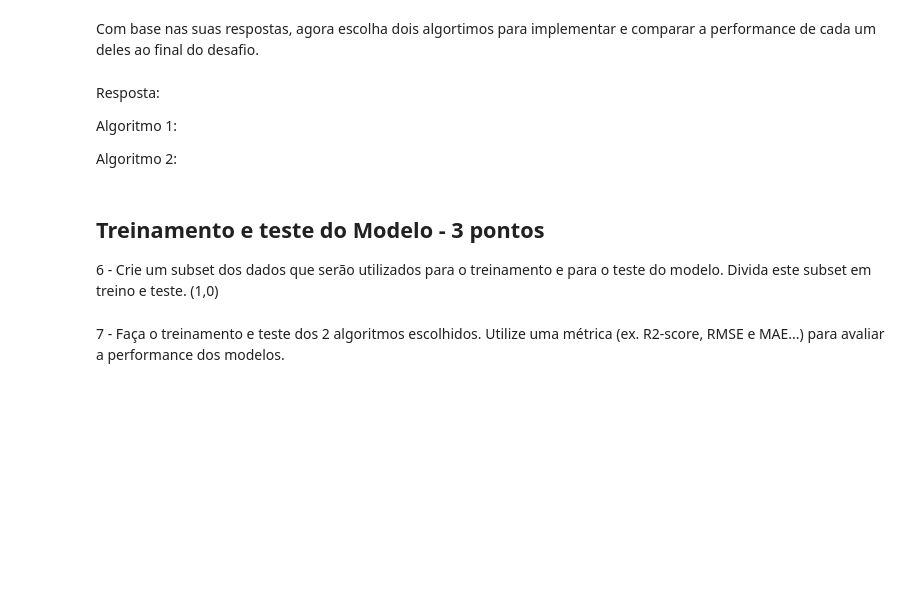
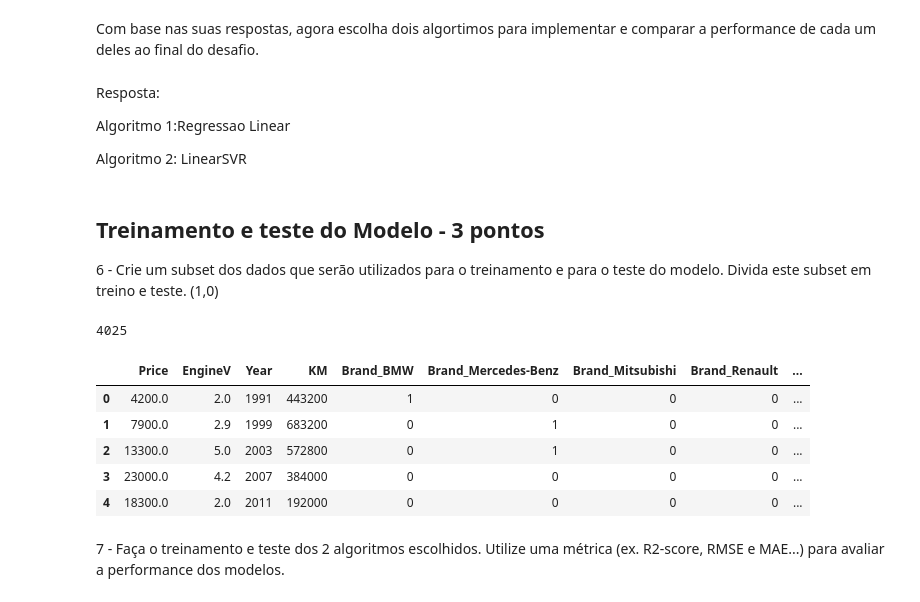
Before and after one commit to Jonatas1678/FIAP.IA, a Jupyter notebook: Checkpoint 01.ipynb, the cells around one changed output. Drawn from its saved outputs; the diff is of its cells as text; code cells hidden in the pictures; blank space fills up the shorter version.

```diff
--- a/Checkpoint 01.ipynb
+++ b/Checkpoint 01.ipynb
@@ -110,9 +125,9 @@ Com base nas suas respostas, agora escolha dois algortimos para implementar e co
 # %% [markdown]
 Resposta:
 
-Algoritmo 1:
+Algoritmo 1:Regressao Linear
 
-Algoritmo 2:
+Algoritmo 2: LinearSVR
 # %% [markdown]
 ## **Treinamento e teste do Modelo - 3 pontos**
 
@@ -122,3 +135,22 @@ Algoritmo 2:
+# %%
+dados = df.dropna(axis=0)
+from sklearn.model_selection import train_test_split
+len(dados)
+# %% [output]
+4025
+# %%
+dados=df.drop(columns=['Registration', 'Engine Type', 'Model'], axis=0)
+dados = pd.get_dummies(dados, drop_first=True)
+x=dados.drop(columns=['Price'])
+w = dados['Price']
+dados.head()
+# %% [output]
+|  | Price | EngineV | Year | KM | Brand_BMW | Brand_Mercedes-Benz | Brand_Mitsubishi | Brand_Renault | ... |
+| 0 | 4200.0 | 2.0 | 1991 | 443200 | 1 | 0 | 0 | 0 | ... |
+| 1 | 7900.0 | 2.9 | 1999 | 683200 | 0 | 1 | 0 | 0 | ... |
+| 2 | 13300.0 | 5.0 | 2003 | 572800 | 0 | 1 | 0 | 0 | ... |
+| 3 | 23000.0 | 4.2 | 2007 | 384000 | 0 | 0 | 0 | 0 | ... |
+| 4 | 18300.0 | 2.0 | 2011 | 192000 | 0 | 0 | 0 | 0 | ... |
 # %% [markdown]
 7 - Faça o treinamento e teste dos 2 algoritmos escolhidos. Utilize uma métrica (ex. R2-score, RMSE e MAE...) para avaliar a performance dos modelos.
 # %% [markdown]
```
Also changed, not shown: parts of 9 cells of this notebook.
